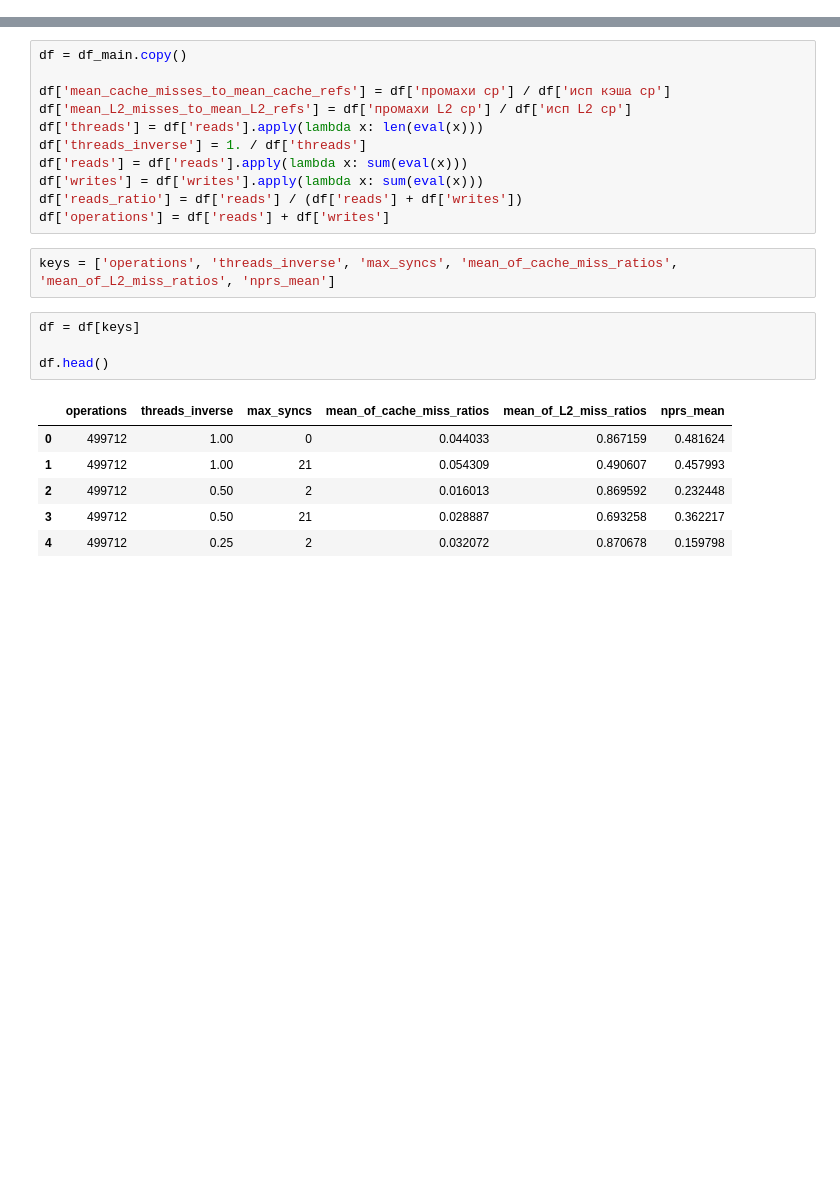
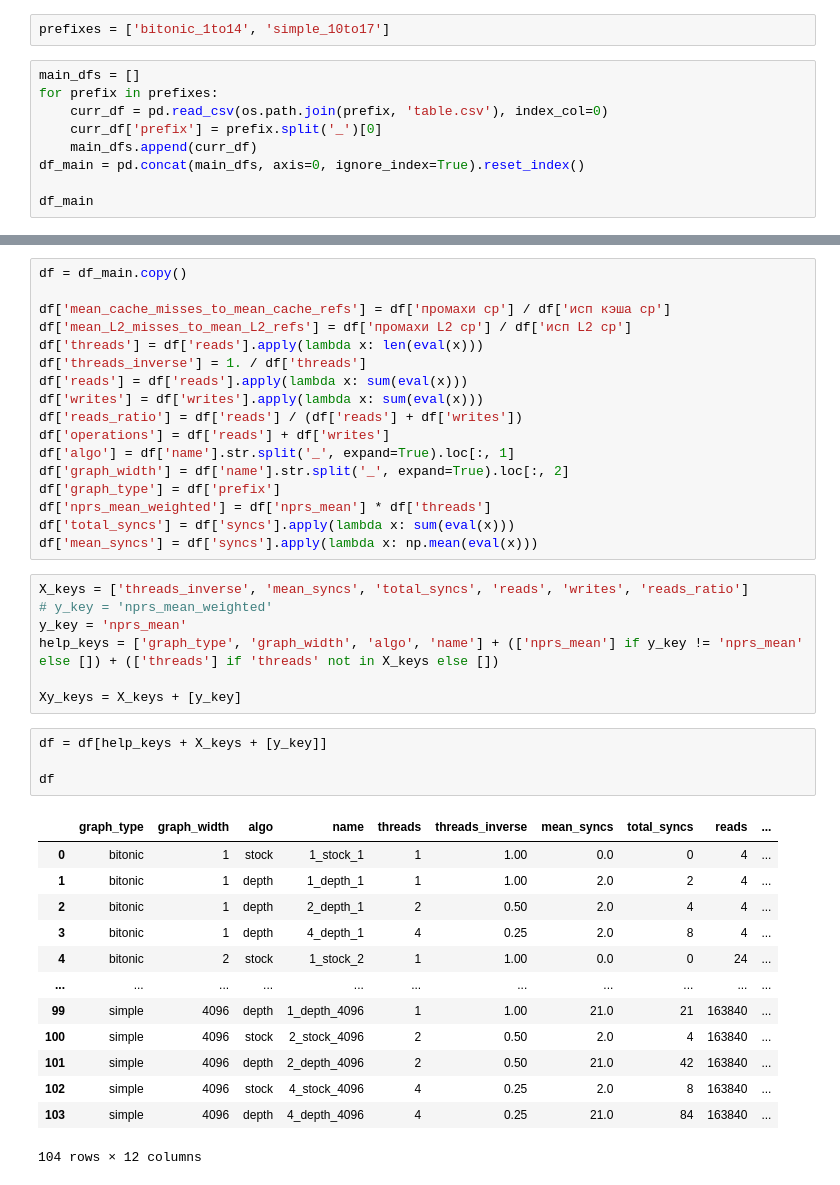
Before and after one commit to KalachevGleb/circuit-split, a Jupyter notebook: python/big_scheme_stats/arena.ipynb, the cells around one changed output, grey strips where cells are left out. Saved outputs shown, nothing was run; the diff lists cells and outputs as text; blank space fills up the shorter version.

```diff
--- a/python/big_scheme_stats/arena.ipynb
+++ b/python/big_scheme_stats/arena.ipynb
@@ -25,0 +17,11 @@ df_main.head()
+# %%
+prefixes = ['bitonic_1to14', 'simple_10to17']
+# %%
+main_dfs = []
+for prefix in prefixes:
+    curr_df = pd.read_csv(os.path.join(prefix, 'table.csv'), index_col=0)
+    curr_df['prefix'] = prefix.split('_')[0]
+    main_dfs.append(curr_df)
+df_main = pd.concat(main_dfs, axis=0, ignore_index=True).reset_index()
+
+df_main
@@ -34,16 +50,34 @@ df['reads'] = df['reads'].apply(lambda x: sum(eval(x)))
 df['writes'] = df['writes'].apply(lambda x: sum(eval(x)))
 df['reads_ratio'] = df['reads'] / (df['reads'] + df['writes'])
 df['operations'] = df['reads'] + df['writes']
+df['algo'] = df['name'].str.split('_', expand=True).loc[:, 1]
+df['graph_width'] = df['name'].str.split('_', expand=True).loc[:, 2]
+df['graph_type'] = df['prefix']
+df['nprs_mean_weighted'] = df['nprs_mean'] * df['threads']
+df['total_syncs'] = df['syncs'].apply(lambda x: sum(eval(x)))
+df['mean_syncs'] = df['syncs'].apply(lambda x: np.mean(eval(x)))
-# %%
-keys = ['operations', 'threads_inverse', 'max_syncs', 'mean_of_cache_miss_ratios', 'mean_of_L2_miss_ratios', 'nprs_mean']
+# %%
+X_keys = ['threads_inverse', 'mean_syncs', 'total_syncs', 'reads', 'writes', 'reads_ratio']
+# y_key = 'nprs_mean_weighted'
+y_key = 'nprs_mean'
+help_keys = ['graph_type', 'graph_width', 'algo', 'name'] + (['nprs_mean'] if y_key != 'nprs_mean' else []) + (['threads'] if 'threads' not in X_keys else [])
+
+Xy_keys = X_keys + [y_key]
 # %%
-df = df[keys]
+df = df[help_keys + X_keys + [y_key]]
 
-df.head()
+df
 # %% [output]
-|  | operations | threads_inverse | max_syncs | mean_of_cache_miss_ratios | mean_of_L2_miss_ratios | nprs_mean |
-| 0 | 499712 | 1.00 | 0 | 0.044033 | 0.867159 | 0.481624 |
-| 1 | 499712 | 1.00 | 21 | 0.054309 | 0.490607 | 0.457993 |
-| 2 | 499712 | 0.50 | 2 | 0.016013 | 0.869592 | 0.232448 |
-| 3 | 499712 | 0.50 | 21 | 0.028887 | 0.693258 | 0.362217 |
-| 4 | 499712 | 0.25 | 2 | 0.032072 | 0.870678 | 0.159798 |
+|  | graph_type | graph_width | algo | name | threads | threads_inverse | mean_syncs | total_syncs | reads | ... |
+| 0 | bitonic | 1 | stock | 1_stock_1 | 1 | 1.00 | 0.0 | 0 | 4 | ... |
+| 1 | bitonic | 1 | depth | 1_depth_1 | 1 | 1.00 | 2.0 | 2 | 4 | ... |
+| 2 | bitonic | 1 | depth | 2_depth_1 | 2 | 0.50 | 2.0 | 4 | 4 | ... |
+| 3 | bitonic | 1 | depth | 4_depth_1 | 4 | 0.25 | 2.0 | 8 | 4 | ... |
+| 4 | bitonic | 2 | stock | 1_stock_2 | 1 | 1.00 | 0.0 | 0 | 24 | ... |
+| ... | ... | ... | ... | ... | ... | ... | ... | ... | ... | ... |
+| 99 | simple | 4096 | depth | 1_depth_4096 | 1 | 1.00 | 21.0 | 21 | 163840 | ... |
+| 100 | simple | 4096 | stock | 2_stock_4096 | 2 | 0.50 | 2.0 | 4 | 163840 | ... |
+| 101 | simple | 4096 | depth | 2_depth_4096 | 2 | 0.50 | 21.0 | 42 | 163840 | ... |
+| 102 | simple | 4096 | stock | 4_stock_4096 | 4 | 0.25 | 2.0 | 8 | 163840 | ... |
+| 103 | simple | 4096 | depth | 4_depth_4096 | 4 | 0.25 | 21.0 | 84 | 163840 | ... |
+104 rows × 12 columns
```
Also changed, not shown: parts of 16 cells of this notebook.
